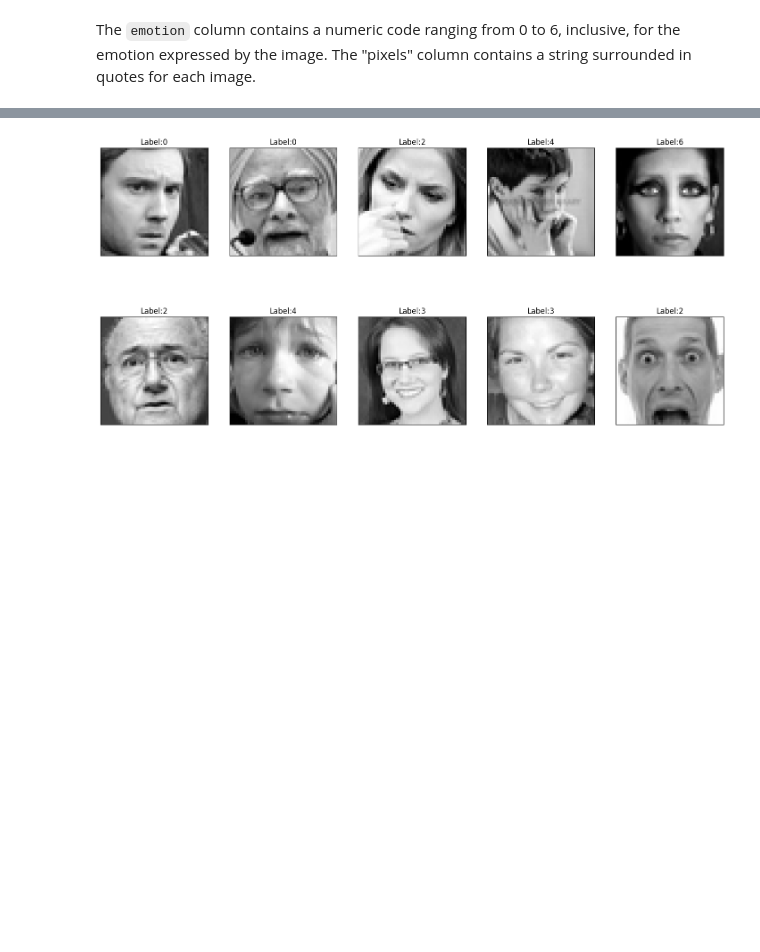
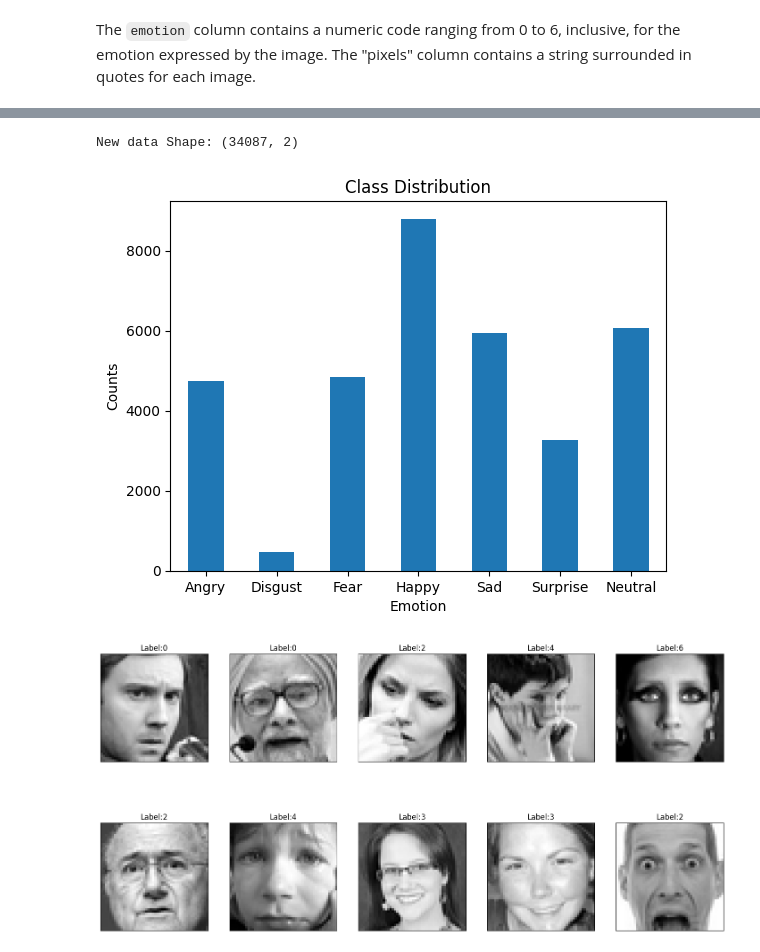
Before and after one commit to taindp98/Fundamental-ML, a Jupyter notebook: notebooks/EDA.ipynb, the cells around one changed output, grey strips where cells are left out. Saved outputs shown, nothing was run; the diff lists cells and outputs as text; code cells hidden in the pictures; blank space fills up the shorter version.

```diff
--- a/notebooks/EDA.ipynb
+++ b/notebooks/EDA.ipynb
@@ -54,3 +113,27 @@
+# %%
+# dropping images with only one color
+df = df.drop(same_pixel_true_indices)
+
+# displaying new train shape
+print(f"New data Shape: {df.shape}")
+# %% [output]
+New data Shape: (34087, 2)
+# %%
+# storing emotion labels
+label_names = ['Angry', 'Disgust', 'Fear', 'Happy', 'Sad', 'Surprise', 'Neutral']
+
+# calculating target distribution
+cd = df["emotion"].value_counts().sort_index()
+
+# plotting
+cd.plot(kind='bar')
+plt.title('Class Distribution')
+plt.xlabel('Emotion')
+plt.ylabel('Counts')
+plt.xticks(ticks=range(len(label_names)), labels=label_names, rotation=0)
+plt.show()
+# %% [output]
+[figure, added]
 # %%
 ## parsing data here
 images, labels = parse_data(df)
```
Also changed, not shown: parts of 53 cells of this notebook, 1 other file.
